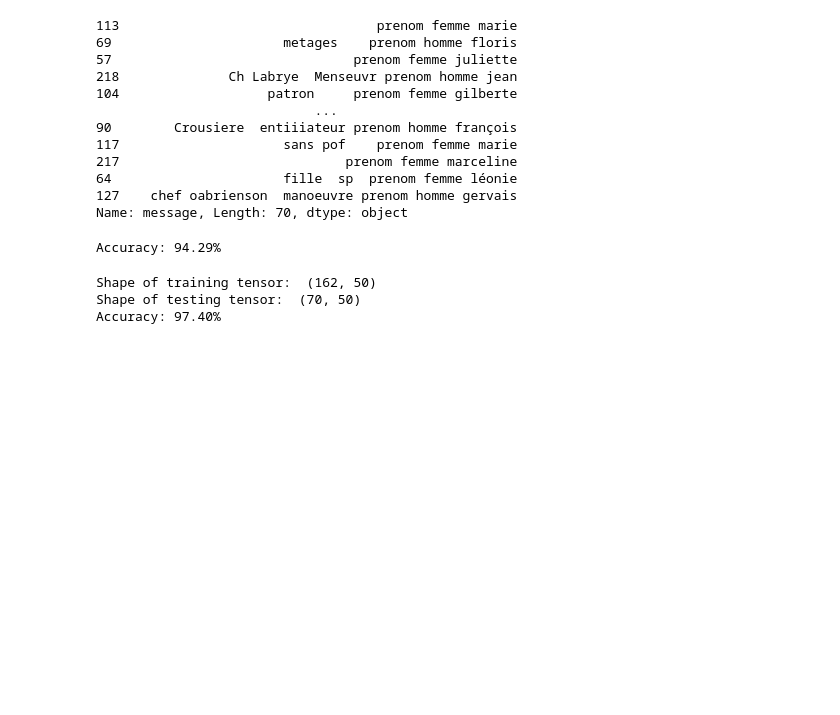
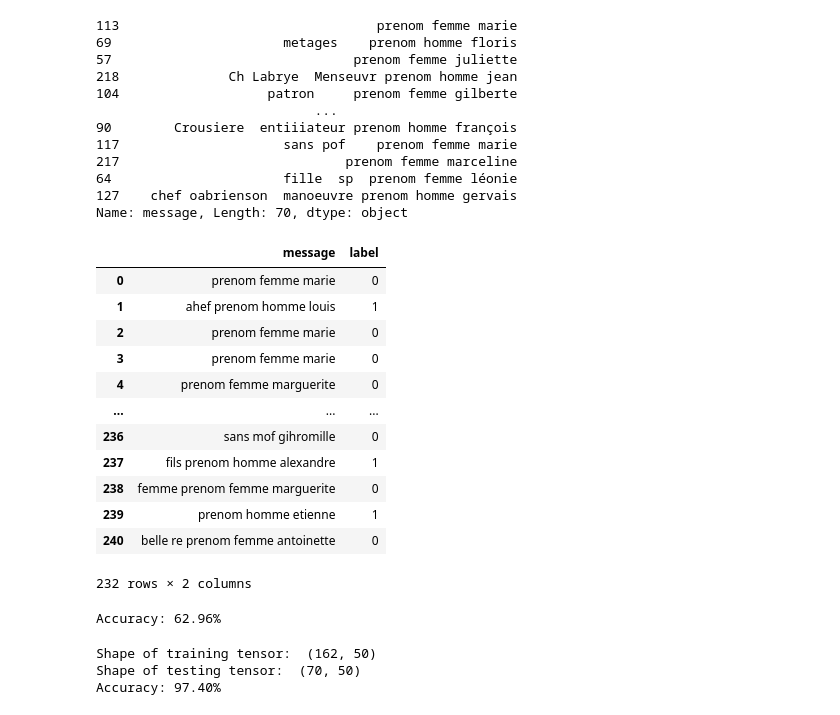
Before and after one commit to nabz78350/NLP, a Jupyter notebook: draft.ipynb, the cells around one changed output. Saved outputs shown, nothing was run; the diff lists cells and outputs as text; code cells hidden in the pictures; blank space fills up the shorter version.

```diff
--- a/draft.ipynb
+++ b/draft.ipynb
@@ -171,3 +171,21 @@ Shape of testing tensor:  (70, 50)
 64                      fille  sp  prenom femme léonie
 127    chef oabrienson  manoeuvre prenom homme gervais
 Name: message, Length: 70, dtype: object
+# %%
+
+df = modelling_data.data
+df
+# %% [output]
+|  | message | label |
+| 0 | prenom femme marie | 0 |
+| 1 | ahef prenom homme louis | 1 |
+| 2 | prenom femme marie | 0 |
+| 3 | prenom femme marie | 0 |
+| 4 | prenom femme marguerite | 0 |
+| ... | ... | ... |
+| 236 | sans mof gihromille | 0 |
+| 237 | fils prenom homme alexandre | 1 |
+| 238 | femme prenom femme marguerite | 0 |
+| 239 | prenom homme etienne | 1 |
+| 240 | belle re prenom femme antoinette | 0 |
+232 rows × 2 columns
@@ -174,21 +198,22 @@ Name: message, Length: 70, dtype: object
 # %%
+# Convert text data into numerical features using TF-IDF
+final_stopwords_list = stopwords.words('french')
+vectorizer = TfidfVectorizer(max_features=500,
+                             min_df=0.2,
+                             stop_words=final_stopwords_list,
+                             use_idf=True,
+                             ngram_range=(1,3))
 
-df = modelling_data.data
-texts_train, texts_test, labels_train, labels_test = train_test_split(df['message'], df['label'],test_size=0.33)
-# Convert text data into numerical features using TF-IDF
-from nltk.corpus import stopwords
-
-final_stopwords_list = stopwords.words('french')
-vectorizer = TfidfVectorizer(max_features=200,
-  min_df=0.2,
-  stop_words=final_stopwords_list,
-  use_idf=True,
-  ngram_range=(1,3))
+# Assuming modelling_data.x_train and modelling_data.y_train are your training data and labels
 X_train = vectorizer.fit_transform(modelling_data.x_train)
 X_test = vectorizer.transform(modelling_data.x_test)
 
-# Train the XGBoost model
-model = xgb.XGBClassifier(n_jobs=-1)
+# Train the Gradient Boosting Classifier model
+model = GradientBoostingClassifier(
+  max_depth=10,
+  learning_rate = 1e-4,
+  criterion = "squared_error"
+)
 model.fit(X_train, modelling_data.y_train)
 
 # Make predictions on the test set
@@ -196,9 +221,9 @@ predictions = model.predict(X_test)
 
 # Evaluate the model performance
 accuracy = accuracy_score(modelling_data.y_test, predictions)
-print("Accuracy: {:.2f}%".format(accuracy * 100))
+print(f"Accuracy: {accuracy * 100:.2f}%")
 # %% [output]
-Accuracy: 94.29%
+Accuracy: 62.96%
 # %%
 
 import spacy
```
Also changed, not shown: parts of 1 cell of this notebook, 9 other files.
